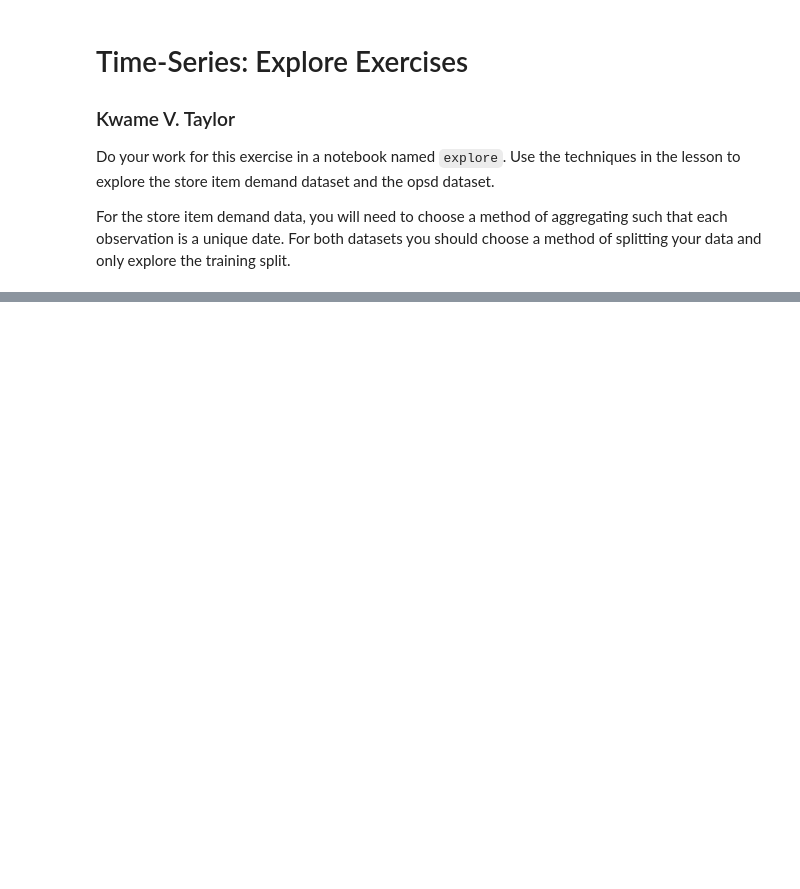
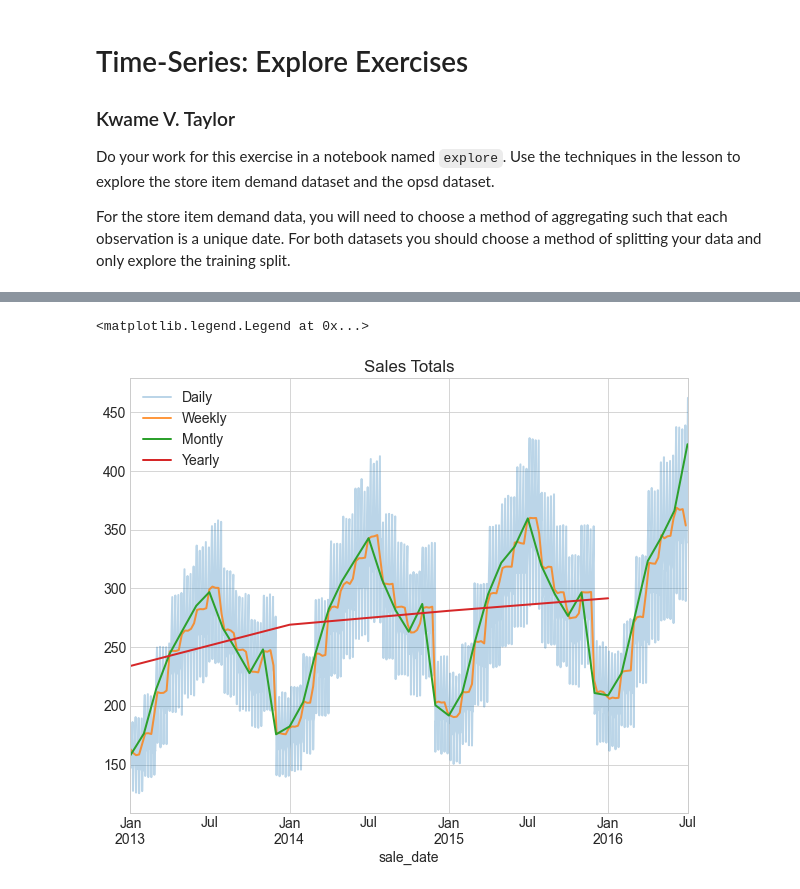
Before and after one commit to KwameTaylor/time-series-exercises, a Jupyter notebook: explore.ipynb, the cells around one changed output, grey strips where cells are left out. Drawn from its saved outputs; the diff is of its cells as text; code cells hidden in the pictures; blank space fills up the shorter version.

```diff
--- a/explore.ipynb
+++ b/explore.ipynb
@@ -45,0 +83,4 @@ plt.plot(test.index, test.temp)
+# %%
+# set the y
+y = train.sales_total
+y.head()
@@ -45,0 +95,10 @@ plt.plot(test.index, test.temp)
+# %%
+y.resample('D').mean().plot(alpha=.3, label='Daily')
+y.resample('W').mean().plot(alpha=.8, label='Weekly')
+y.resample('M').mean().plot(label='Montly')
+y.resample('Y').mean().plot(label='Yearly')
+plt.title('Sales Totals')
+plt.legend()
+# %% [output]
+<matplotlib.legend.Legend at 0x...>
+[figure, added]
```
Also changed, not shown: parts of 13 cells of this notebook, 1 other file.
